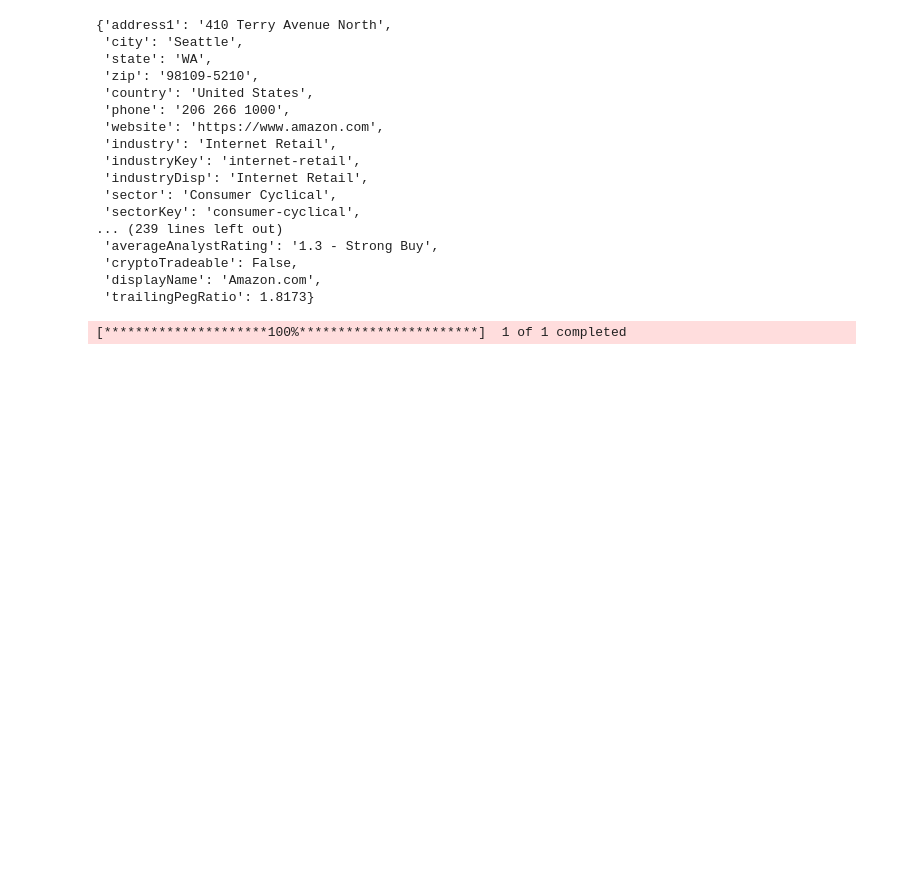
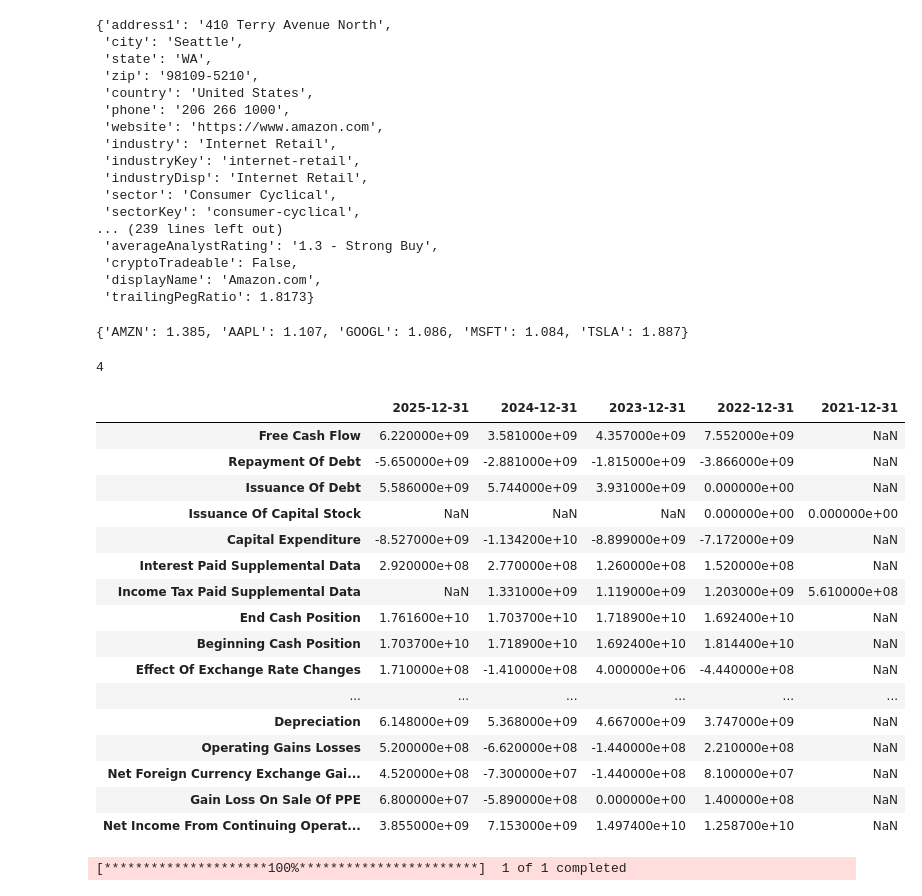
Before and after one commit to pensin18/FP_BATCH35, a Jupyter notebook: 15_financial/fin2.ipynb, the cells around one changed output. Drawn from its saved outputs; the diff is of its cells as text; code cells hidden in the pictures; blank space fills up the shorter version.

```diff
--- a/15_financial/fin2.ipynb
+++ b/15_financial/fin2.ipynb
@@ -57,6 +58,42 @@ stock = yf.Ticker('AMZN')
  'cryptoTradeable': False,
  'displayName': 'Amazon.com',
  'trailingPegRatio': 1.8173}
+# %%
+stock_name = ['AMZN','AAPL','GOOGL','MSFT','TSLA']
+data1={}
+for i in stock_name:
+    stock = yf.Ticker(i)
+    b=stock.info.get('beta')
+    data1.update({i:b})
+data1
+# %% [output]
+{'AMZN': 1.385, 'AAPL': 1.107, 'GOOGL': 1.086, 'MSFT': 1.084, 'TSLA': 1.887}
+# %%
+c = list(data1.values())
+stock_name = c.index(max(c))
+stock_name
+# %% [output]
+4
+# %%
+stock.cash_flow
+# %% [output]
+|  | 2025-12-31 | 2024-12-31 | 2023-12-31 | 2022-12-31 | 2021-12-31 |
+| Free Cash Flow | 6.220000e+09 | 3.581000e+09 | 4.357000e+09 | 7.552000e+09 | NaN |
+| Repayment Of Debt | -5.650000e+09 | -2.881000e+09 | -1.815000e+09 | -3.866000e+09 | NaN |
+| Issuance Of Debt | 5.586000e+09 | 5.744000e+09 | 3.931000e+09 | 0.000000e+00 | NaN |
+| Issuance Of Capital Stock | NaN | NaN | NaN | 0.000000e+00 | 0.000000e+00 |
+| Capital Expenditure | -8.527000e+09 | -1.134200e+10 | -8.899000e+09 | -7.172000e+09 | NaN |
+| Interest Paid Supplemental Data | 2.920000e+08 | 2.770000e+08 | 1.260000e+08 | 1.520000e+08 | NaN |
+| Income Tax Paid Supplemental Data | NaN | 1.331000e+09 | 1.119000e+09 | 1.203000e+09 | 5.610000e+08 |
+| End Cash Position | 1.761600e+10 | 1.703700e+10 | 1.718900e+10 | 1.692400e+10 | NaN |
+| Beginning Cash Position | 1.703700e+10 | 1.718900e+10 | 1.692400e+10 | 1.814400e+10 | NaN |
+| Effect Of Exchange Rate Changes | 1.710000e+08 | -1.410000e+08 | 4.000000e+06 | -4.440000e+08 | NaN |
+| ... | ... | ... | ... | ... | ... |
+| Depreciation | 6.148000e+09 | 5.368000e+09 | 4.667000e+09 | 3.747000e+09 | NaN |
+| Operating Gains Losses | 5.200000e+08 | -6.620000e+08 | -1.440000e+08 | 2.210000e+08 | NaN |
+| Net Foreign Currency Exchange Gai... | 4.520000e+08 | -7.300000e+07 | -1.440000e+08 | 8.100000e+07 | NaN |
+| Gain Loss On Sale Of PPE | 6.800000e+07 | -5.890000e+08 | 0.000000e+00 | 1.400000e+08 | NaN |
+| Net Income From Continuing Operat... | 3.855000e+09 | 7.153000e+09 | 1.497400e+10 | 1.258700e+10 | NaN |
 # %%
 data = yf.download('DOT-USD',start='2026-01-01',end='2026-02-01',interval='1d',multi_level_index=False,ignore_tz=True)
 data
```
Also changed, not shown: parts of 1 cell of this notebook, 1 other file.
